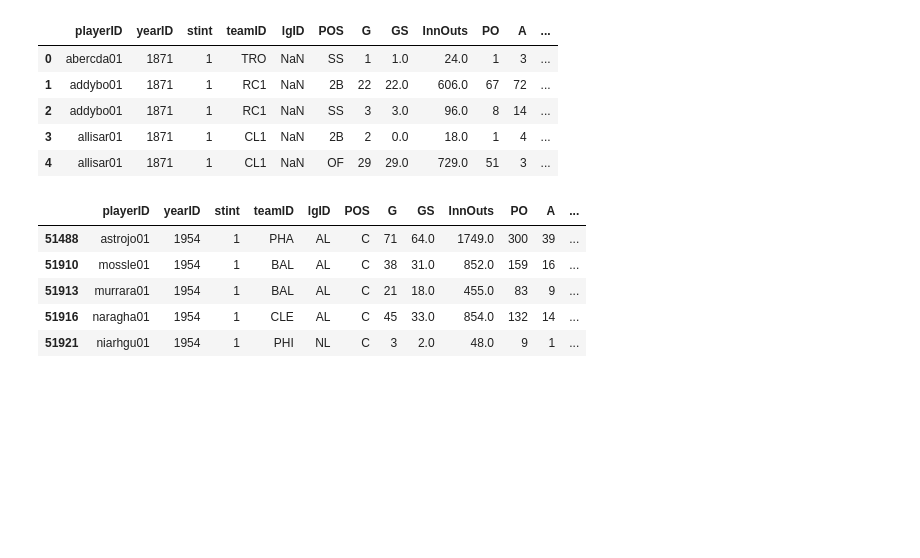
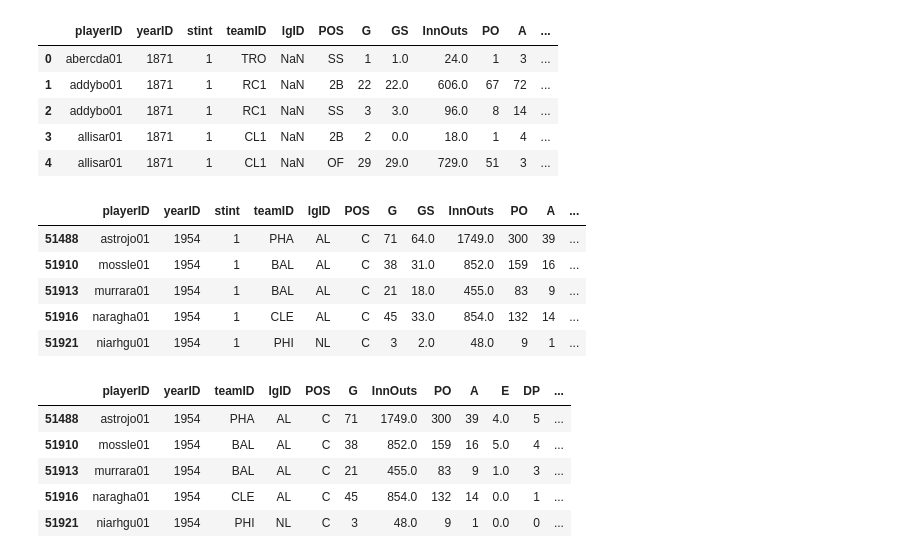
Before and after one commit to data301-2021-winter1/project-group37-project, a Jupyter notebook: notebooks/analysis2.ipynb, the cells around one changed output. Drawn from its saved outputs; the diff is of its cells as text; code cells hidden in the pictures; blank space fills up the shorter version.

```diff
--- a/notebooks/analysis2.ipynb
+++ b/notebooks/analysis2.ipynb
@@ -210,3 +216,12 @@ fielding1_clean.head()
 fieldingSS_clean = (fielding1_clean
                    .drop(["stint", "SB", "WP", "GS", "PB", "WP", "SB", "CS"], axis = 1)
                   )
+# %%
+fieldingSS_clean.head()
+# %% [output]
+|  | playerID | yearID | teamID | lgID | POS | G | InnOuts | PO | A | E | DP | ... |
+| 51488 | astrojo01 | 1954 | PHA | AL | C | 71 | 1749.0 | 300 | 39 | 4.0 | 5 | ... |
+| 51910 | mossle01 | 1954 | BAL | AL | C | 38 | 852.0 | 159 | 16 | 5.0 | 4 | ... |
+| 51913 | murrara01 | 1954 | BAL | AL | C | 21 | 455.0 | 83 | 9 | 1.0 | 3 | ... |
+| 51916 | naragha01 | 1954 | CLE | AL | C | 45 | 854.0 | 132 | 14 | 0.0 | 1 | ... |
+| 51921 | niarhgu01 | 1954 | PHI | NL | C | 3 | 48.0 | 9 | 1 | 0.0 | 0 | ... |
```
Also changed, not shown: parts of 12 cells of this notebook.
